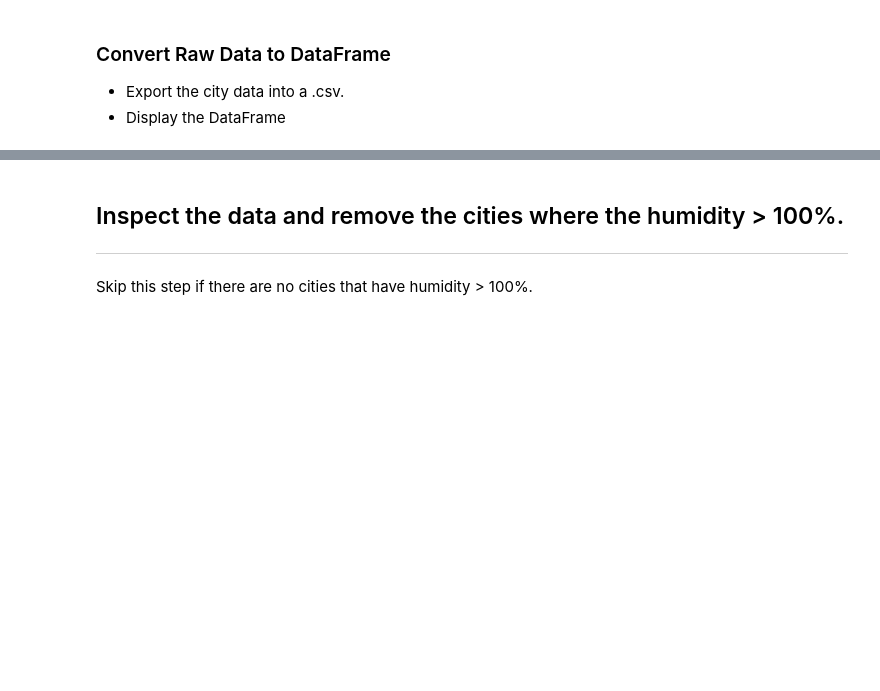
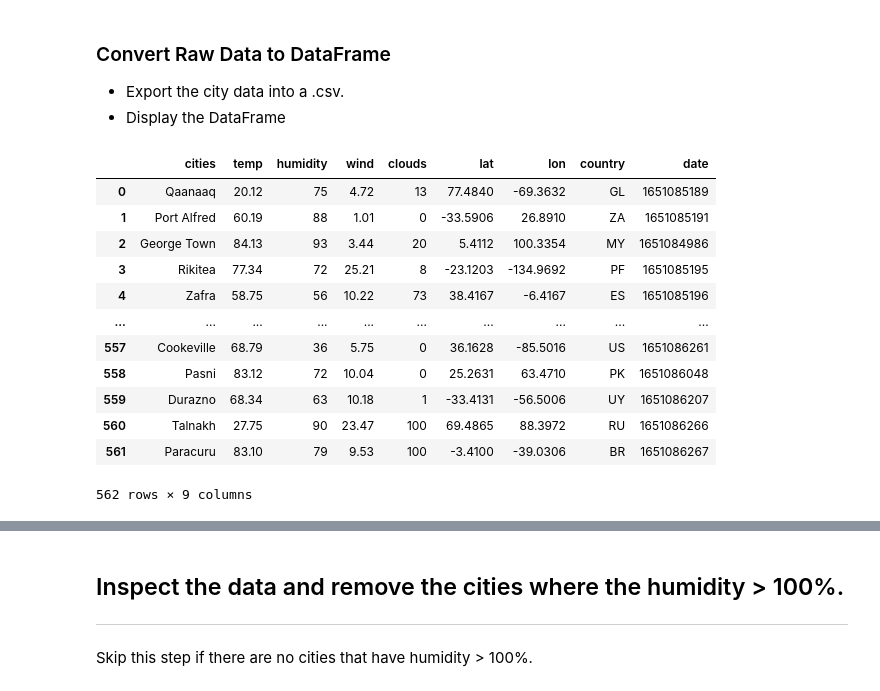
Before and after one commit to kmadhok/Python-Api-Challenge, a Jupyter notebook: WeatherPy.ipynb, the cells around one changed output, grey strips where cells are left out. Saved outputs shown, nothing was run; the diff lists cells and outputs as text; code cells hidden in the pictures; blank space fills up the shorter version.

```diff
--- a/WeatherPy.ipynb
+++ b/WeatherPy.ipynb
@@ -105,13 +150,29 @@ KeyError: 'name'
 * Display the DataFrame
 # %%
 weather_dict = {
-    "city": cities,
+    "cities": name,
     "temp": temp,
     "humidity": humidity,
     "wind": wind,
     "clouds": clouds,
     "lat": lat,
-    "country": country
+    'lon': lon,
+    "country": country,
+    "date": date
 }
 weather_data = pd.DataFrame(weather_dict)
 weather_data
+# %% [output]
+|  | cities | temp | humidity | wind | clouds | lat | lon | country | date |
+| 0 | Qaanaaq | 20.12 | 75 | 4.72 | 13 | 77.4840 | -69.3632 | GL | 1651085189 |
+| 1 | Port Alfred | 60.19 | 88 | 1.01 | 0 | -33.5906 | 26.8910 | ZA | 1651085191 |
+| 2 | George Town | 84.13 | 93 | 3.44 | 20 | 5.4112 | 100.3354 | MY | 1651084986 |
+| 3 | Rikitea | 77.34 | 72 | 25.21 | 8 | -23.1203 | -134.9692 | PF | 1651085195 |
+| 4 | Zafra | 58.75 | 56 | 10.22 | 73 | 38.4167 | -6.4167 | ES | 1651085196 |
+| ... | ... | ... | ... | ... | ... | ... | ... | ... | ... |
+| 557 | Cookeville | 68.79 | 36 | 5.75 | 0 | 36.1628 | -85.5016 | US | 1651086261 |
+| 558 | Pasni | 83.12 | 72 | 10.04 | 0 | 25.2631 | 63.4710 | PK | 1651086048 |
+| 559 | Durazno | 68.34 | 63 | 10.18 | 1 | -33.4131 | -56.5006 | UY | 1651086207 |
+| 560 | Talnakh | 27.75 | 90 | 23.47 | 100 | 69.4865 | 88.3972 | RU | 1651086266 |
+| 561 | Paracuru | 83.10 | 79 | 9.53 | 100 | -3.4100 | -39.0306 | BR | 1651086267 |
+562 rows × 9 columns
```
Also changed, not shown: parts of 18 cells of this notebook, 1 other file.
